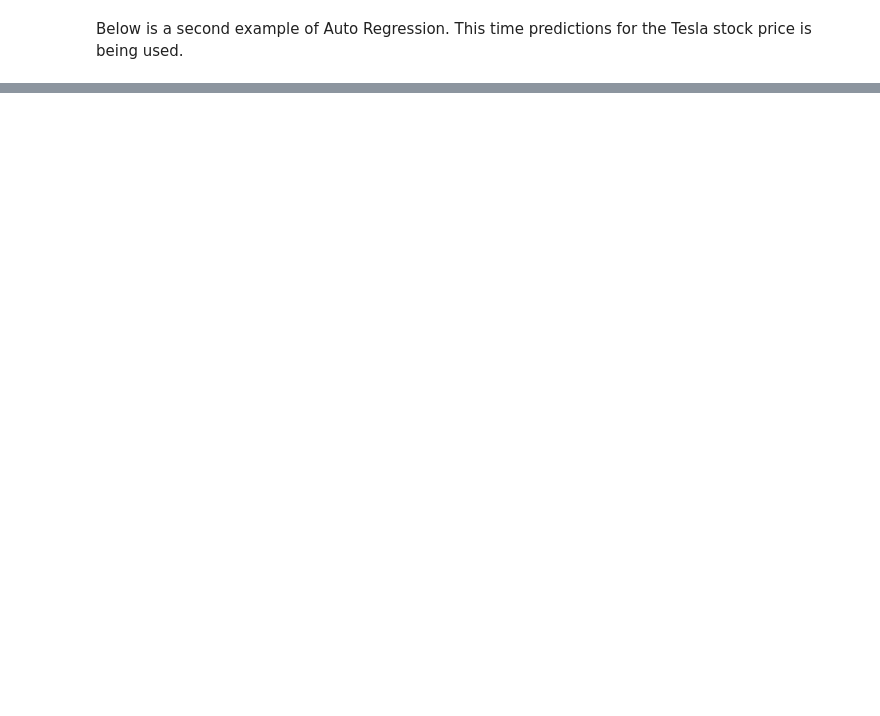
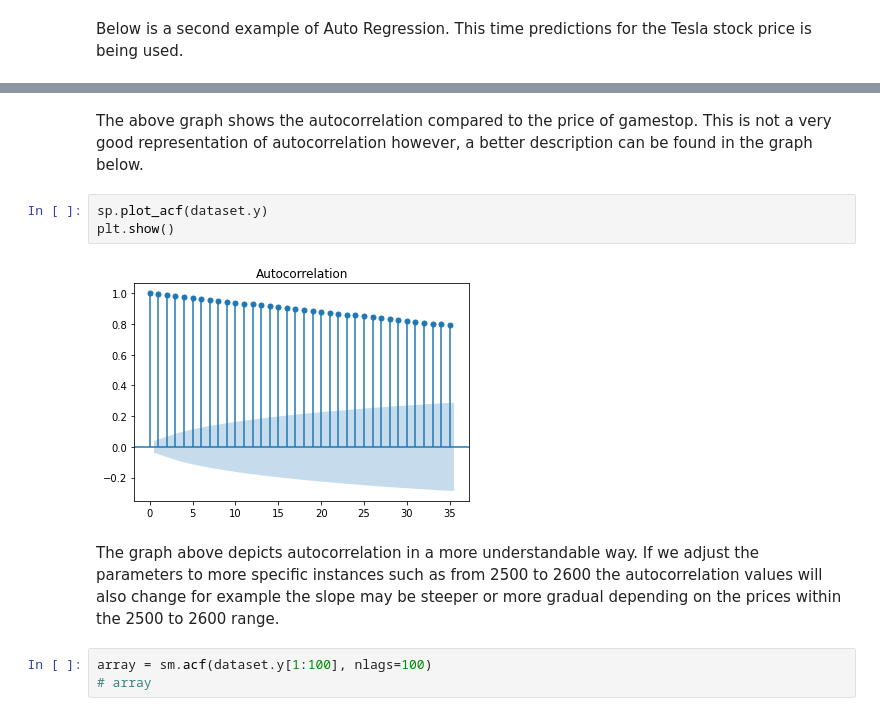
Before and after one commit to rinelson456/ravenAnalysis, a Jupyter notebook: AutoCorrelation/analysis.ipynb, the cells around one changed output, grey strips where cells are left out. Saved outputs shown, nothing was run; the diff lists cells and outputs as text; blank space fills up the shorter version.

```diff
--- a/AutoCorrelation/analysis.ipynb
+++ b/AutoCorrelation/analysis.ipynb
@@ -182,0 +117,12 @@ plt.show()
+# %% [markdown]
+The above graph shows the autocorrelation compared to the price of gamestop. This is not a very good representation of autocorrelation however, a better description can be found in the graph below.
+# %%
+sp.plot_acf(dataset.y)
+plt.show()
+# %% [output]
+[figure, added]
+# %% [markdown]
+The graph above depicts autocorrelation in a more understandable way. If we adjust the parameters to more specific instances such as from 2500 to 2600 the autocorrelation values will also change for example the slope may be steeper or more gradual depending on the prices within the 2500 to 2600 range.
+# %%
+array = sm.acf(dataset.y[1:100], nlags=100)
+# array
```
Also changed, not shown: parts of 23 cells of this notebook, 21 other files.
